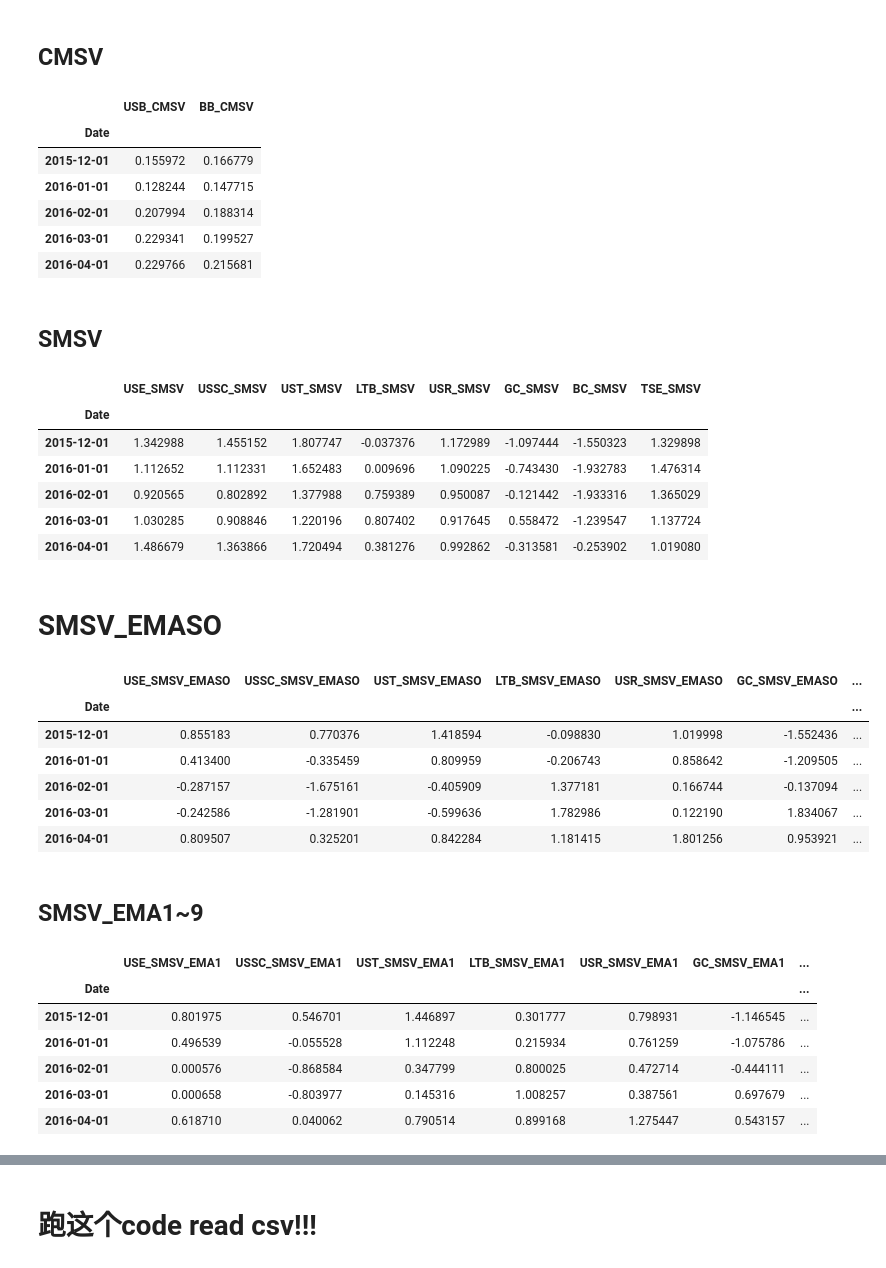
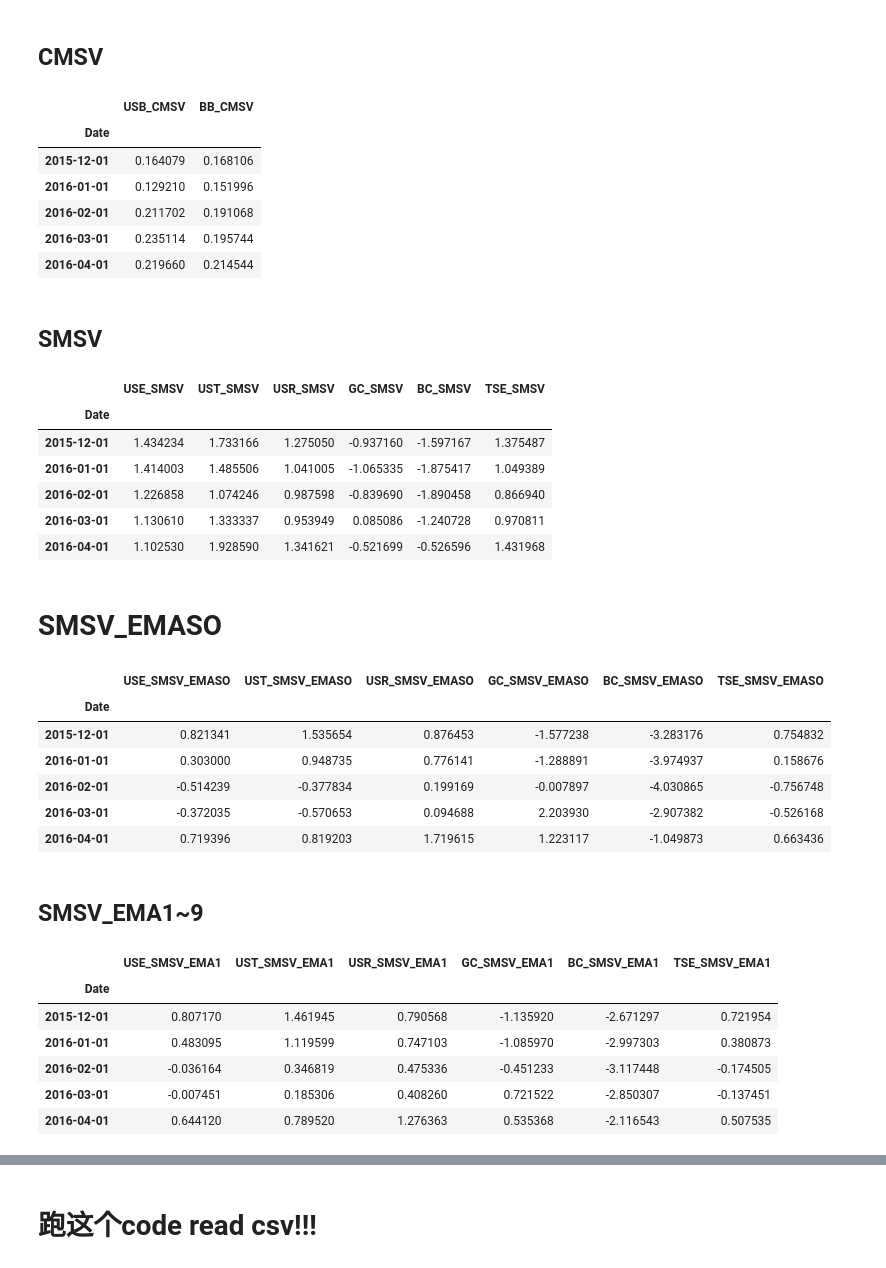
Before and after one commit to zg915/PF-PortfolioStrategies, a Jupyter notebook: DataProcessing.ipynb, the cells around one changed output, grey strips where cells are left out. Drawn from its saved outputs; the diff is of its cells as text; code cells hidden in the pictures.

```diff
--- a/DataProcessing.ipynb
+++ b/DataProcessing.ipynb
@@ -131,7 +129,7 @@ for bond_ticker in bond_tickers:
     observation = returns.values
     dates = returns.index
 
-    expected_returns, AD1, AD2, AD3 = CMSV(observation, L = 1_000_000)
+    expected_returns, AD1, AD2, AD3 = CMSV(observation, L = 1_00_000)
 
     return_dfs['CMSV_df'][f'{bond_ticker}_CMSV'] = expected_returns[48:]
     AD1_df[f'{bond_ticker}_CMSV_AD1'] = AD1
@@ -142,11 +140,11 @@ return_dfs['CMSV_df'].head()
 # %% [output]
 |  | USB_CMSV | BB_CMSV |
 | Date |  |  |
-| 2015-12-01 | 0.155972 | 0.166779 |
-| 2016-01-01 | 0.128244 | 0.147715 |
-| 2016-02-01 | 0.207994 | 0.188314 |
-| 2016-03-01 | 0.229341 | 0.199527 |
-| 2016-04-01 | 0.229766 | 0.215681 |
+| 2015-12-01 | 0.164079 | 0.168106 |
+| 2016-01-01 | 0.129210 | 0.151996 |
+| 2016-02-01 | 0.211702 | 0.191068 |
+| 2016-03-01 | 0.235114 | 0.195744 |
+| 2016-04-01 | 0.219660 | 0.214544 |
 # %% [markdown]
 ## SMSV
 # %%
@@ -171,41 +169,41 @@ for ticker in other_tickers:
 
 return_dfs['SMSV_df'].head()
 # %% [output]
-|  | USE_SMSV | USSC_SMSV | UST_SMSV | LTB_SMSV | USR_SMSV | GC_SMSV | BC_SMSV | TSE_SMSV |
-| Date |  |  |  |  |  |  |  |  |
-| 2015-12-01 | 1.342988 | 1.455152 | 1.807747 | -0.037376 | 1.172989 | -1.097444 | -1.550323 | 1.329898 |
-| 2016-01-01 | 1.112652 | 1.112331 | 1.652483 | 0.009696 | 1.090225 | -0.743430 | -1.932783 | 1.476314 |
-| 2016-02-01 | 0.920565 | 0.802892 | 1.377988 | 0.759389 | 0.950087 | -0.121442 | -1.933316 | 1.365029 |
-| 2016-03-01 | 1.030285 | 0.908846 | 1.220196 | 0.807402 | 0.917645 | 0.558472 | -1.239547 | 1.137724 |
-| 2016-04-01 | 1.486679 | 1.363866 | 1.720494 | 0.381276 | 0.992862 | -0.313581 | -0.253902 | 1.019080 |
+|  | USE_SMSV | UST_SMSV | USR_SMSV | GC_SMSV | BC_SMSV | TSE_SMSV |
+| Date |  |  |  |  |  |  |
+| 2015-12-01 | 1.434234 | 1.733166 | 1.275050 | -0.937160 | -1.597167 | 1.375487 |
+| 2016-01-01 | 1.414003 | 1.485506 | 1.041005 | -1.065335 | -1.875417 | 1.049389 |
+| 2016-02-01 | 1.226858 | 1.074246 | 0.987598 | -0.839690 | -1.890458 | 0.866940 |
+| 2016-03-01 | 1.130610 | 1.333337 | 0.953949 | 0.085086 | -1.240728 | 0.970811 |
+| 2016-04-01 | 1.102530 | 1.928590 | 1.341621 | -0.521699 | -0.526596 | 1.431968 |
 # %% [markdown]
 # SMSV_EMASO
 # %%
 return_dfs['SMSV_EMASO_df'] = pd.DataFrame(index=monthly_returns_df.index[48:])
 
 # SMSV
 for ticker in other_tickers:
     returns = monthly_returns_df[ticker]
 
     observation = returns.values
     dates = returns.index
 
-    expected_returns, AD1, AD2, AD3 = SMSVEMASO(observation, L = 10_000)
+    expected_returns, AD1, AD2, AD3 = SMSVEMASO(observation, L = 1_00_000)
 
     return_dfs['SMSV_EMASO_df'][f'{ticker}_SMSV_EMASO'] = expected_returns[48:]
     AD1_df[f'{ticker}_SMSV_EMASO_AD1'] = AD1
     AD2_df[f'{ticker}_SMSV_EMASO_AD2'] = AD2
     AD3_df[f'{ticker}_SMSV_EMASO_AD3'] = AD3
 
 return_dfs['SMSV_EMASO_df'].head()
 # %% [output]
-|  | USE_SMSV_EMASO | USSC_SMSV_EMASO | UST_SMSV_EMASO | LTB_SMSV_EMASO | USR_SMSV_EMASO | GC_SMSV_EMASO | ... |
-| Date |  |  |  |  |  |  | ... |
-| 2015-12-01 | 0.855183 | 0.770376 | 1.418594 | -0.098830 | 1.019998 | -1.552436 | ... |
-| 2016-01-01 | 0.413400 | -0.335459 | 0.809959 | -0.206743 | 0.858642 | -1.209505 | ... |
-| 2016-02-01 | -0.287157 | -1.675161 | -0.405909 | 1.377181 | 0.166744 | -0.137094 | ... |
-| 2016-03-01 | -0.242586 | -1.281901 | -0.599636 | 1.782986 | 0.122190 | 1.834067 | ... |
-| 2016-04-01 | 0.809507 | 0.325201 | 0.842284 | 1.181415 | 1.801256 | 0.953921 | ... |
+|  | USE_SMSV_EMASO | UST_SMSV_EMASO | USR_SMSV_EMASO | GC_SMSV_EMASO | BC_SMSV_EMASO | TSE_SMSV_EMASO |
+| Date |  |  |  |  |  |  |
+| 2015-12-01 | 0.821341 | 1.535654 | 0.876453 | -1.577238 | -3.283176 | 0.754832 |
+| 2016-01-01 | 0.303000 | 0.948735 | 0.776141 | -1.288891 | -3.974937 | 0.158676 |
+| 2016-02-01 | -0.514239 | -0.377834 | 0.199169 | -0.007897 | -4.030865 | -0.756748 |
+| 2016-03-01 | -0.372035 | -0.570653 | 0.094688 | 2.203930 | -2.907382 | -0.526168 |
+| 2016-04-01 | 0.719396 | 0.819203 | 1.719615 | 1.223117 | -1.049873 | 0.663436 |
 # %% [markdown]
 ## SMSV_EMA1~9
 # %%
@@ -221,7 +219,7 @@ for i in range(1, 10):  # Loop from 1 to 9
         observation = returns.values
         dates = returns.index
 
-        expected_returns, AD1, AD2, AD3 = SMSVEMA(observation, L = 1_000_000, β = i/10)
+        expected_returns, AD1, AD2, AD3 = SMSVEMA(observation, L = 1_00_000, β = i/10)
 
         return_dfs[f"SMSV_EMA{i}_df"][f'{ticker}_SMSV_EMA{i}'] = expected_returns[48:]
         AD1_df[f'{ticker}_SMSV_EMA{i}_AD1'] = AD1
@@ -230,13 +228,13 @@ for i in range(1, 10):  # Loop from 1 to 9
 
 return_dfs["SMSV_EMA1_df"].head()
 # %% [output]
-|  | USE_SMSV_EMA1 | USSC_SMSV_EMA1 | UST_SMSV_EMA1 | LTB_SMSV_EMA1 | USR_SMSV_EMA1 | GC_SMSV_EMA1 | ... |
-| Date |  |  |  |  |  |  | ... |
-| 2015-12-01 | 0.801975 | 0.546701 | 1.446897 | 0.301777 | 0.798931 | -1.146545 | ... |
-| 2016-01-01 | 0.496539 | -0.055528 | 1.112248 | 0.215934 | 0.761259 | -1.075786 | ... |
-| 2016-02-01 | 0.000576 | -0.868584 | 0.347799 | 0.800025 | 0.472714 | -0.444111 | ... |
-| 2016-03-01 | 0.000658 | -0.803977 | 0.145316 | 1.008257 | 0.387561 | 0.697679 | ... |
-| 2016-04-01 | 0.618710 | 0.040062 | 0.790514 | 0.899168 | 1.275447 | 0.543157 | ... |
+|  | USE_SMSV_EMA1 | UST_SMSV_EMA1 | USR_SMSV_EMA1 | GC_SMSV_EMA1 | BC_SMSV_EMA1 | TSE_SMSV_EMA1 |
+| Date |  |  |  |  |  |  |
+| 2015-12-01 | 0.807170 | 1.461945 | 0.790568 | -1.135920 | -2.671297 | 0.721954 |
+| 2016-01-01 | 0.483095 | 1.119599 | 0.747103 | -1.085970 | -2.997303 | 0.380873 |
+| 2016-02-01 | -0.036164 | 0.346819 | 0.475336 | -0.451233 | -3.117448 | -0.174505 |
+| 2016-03-01 | -0.007451 | 0.185306 | 0.408260 | 0.721522 | -2.850307 | -0.137451 |
+| 2016-04-01 | 0.644120 | 0.789520 | 1.276363 | 0.535368 | -2.116543 | 0.507535 |
 # %%
 AD1_df
 # %% [output]
```
Also changed, not shown: parts of 3 cells of this notebook, 1 other file.
